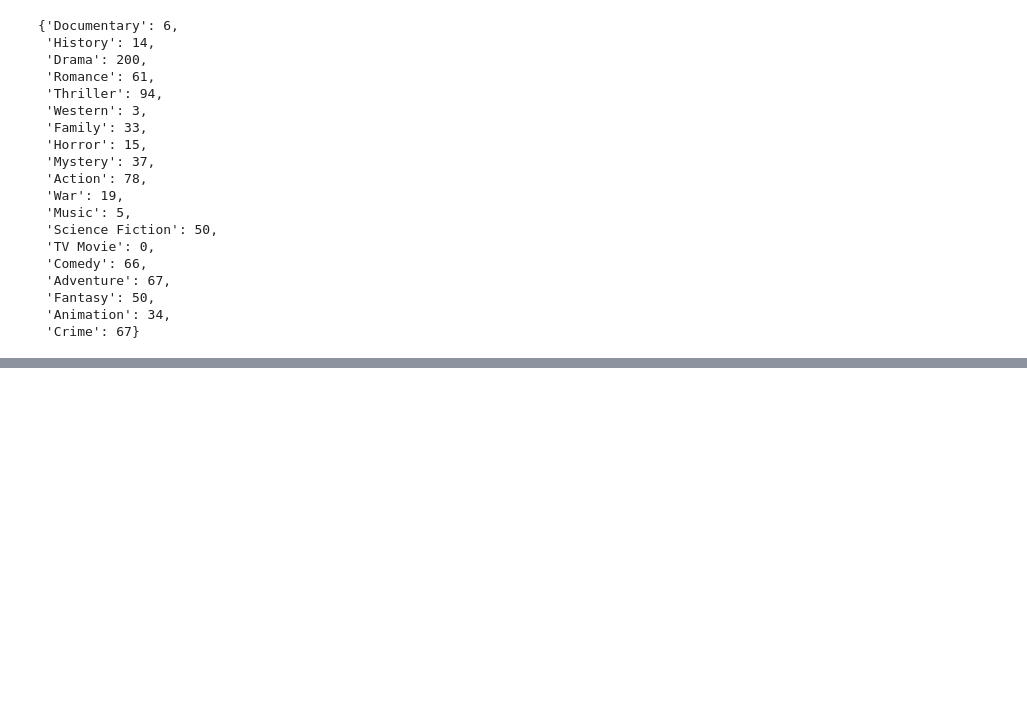
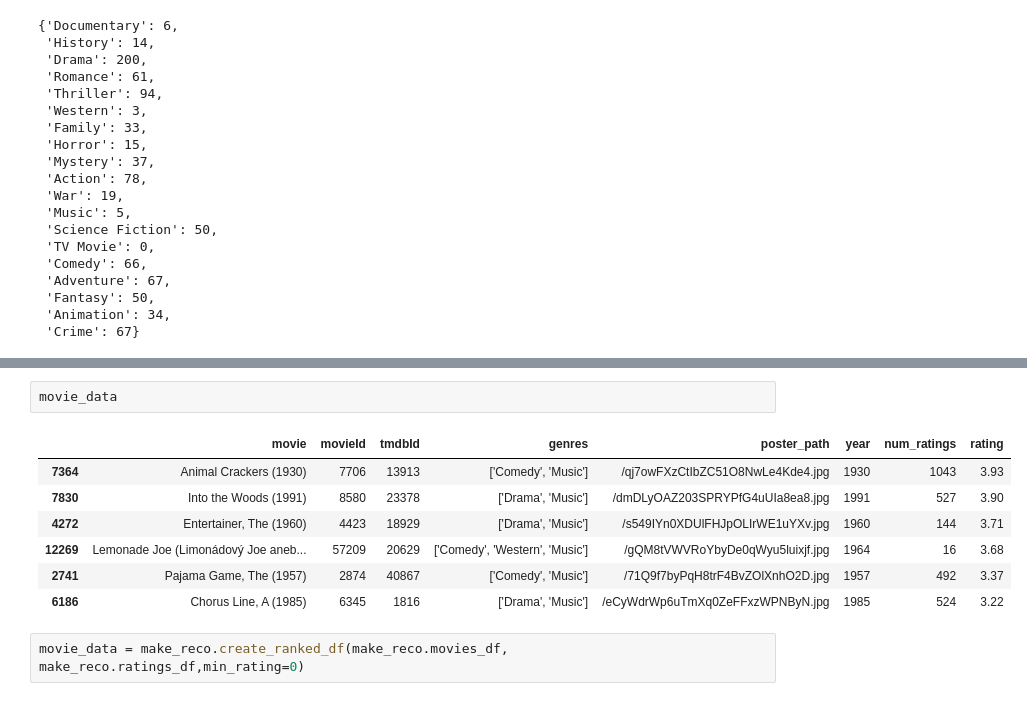
Before and after one commit to abhishek-jana/Movie-Recommendation-System, a Jupyter notebook: research/05_make_recommendation.ipynb, the cells around one changed output, grey strips where cells are left out. Cells and saved outputs as stored; diff of their text form; blank space fills up the shorter version.

```diff
--- a/research/05_make_recommendation.ipynb
+++ b/research/05_make_recommendation.ipynb
@@ -351,0 +503,12 @@ make_reco.get_user_profile(42)
+# %%
+movie_data
+# %% [output]
+|  | movie | movieId | tmdbId | genres | poster_path | year | num_ratings | rating |
+| 7364 | Animal Crackers (1930) | 7706 | 13913 | ['Comedy', 'Music'] | /qj7owFXzCtIbZC51O8NwLe4Kde4.jpg | 1930 | 1043 | 3.93 |
+| 7830 | Into the Woods (1991) | 8580 | 23378 | ['Drama', 'Music'] | /dmDLyOAZ203SPRYPfG4uUIa8ea8.jpg | 1991 | 527 | 3.90 |
+| 4272 | Entertainer, The (1960) | 4423 | 18929 | ['Drama', 'Music'] | /s549IYn0XDUlFHJpOLIrWE1uYXv.jpg | 1960 | 144 | 3.71 |
+| 12269 | Lemonade Joe (Limonádový Joe aneb... | 57209 | 20629 | ['Comedy', 'Western', 'Music'] | /gQM8tVWVRoYbyDe0qWyu5luixjf.jpg | 1964 | 16 | 3.68 |
+| 2741 | Pajama Game, The (1957) | 2874 | 40867 | ['Comedy', 'Music'] | /71Q9f7byPqH8trF4BvZOlXnhO2D.jpg | 1957 | 492 | 3.37 |
+| 6186 | Chorus Line, A (1985) | 6345 | 1816 | ['Drama', 'Music'] | /eCyWdrWp6uTmXq0ZeFFxzWPNByN.jpg | 1985 | 524 | 3.22 |
+# %%
+movie_data = make_reco.create_ranked_df(make_reco.movies_df, make_reco.ratings_df,min_rating=0)
```
Also changed, not shown: parts of 25 cells of this notebook, 3 other files.
